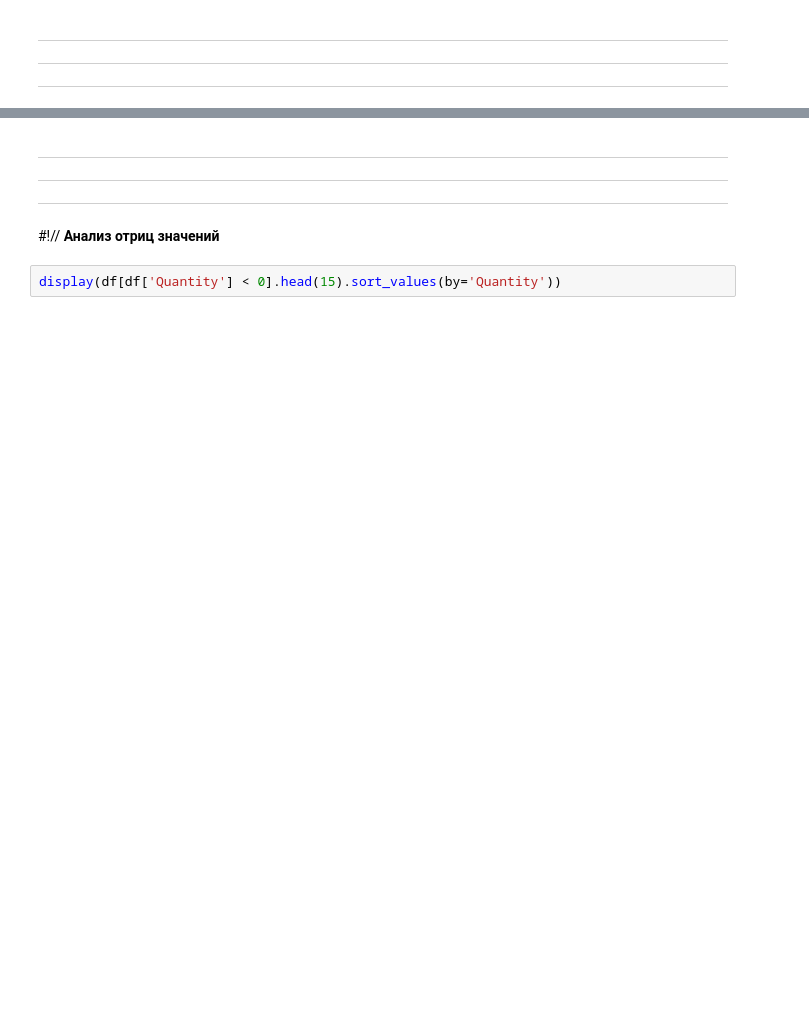
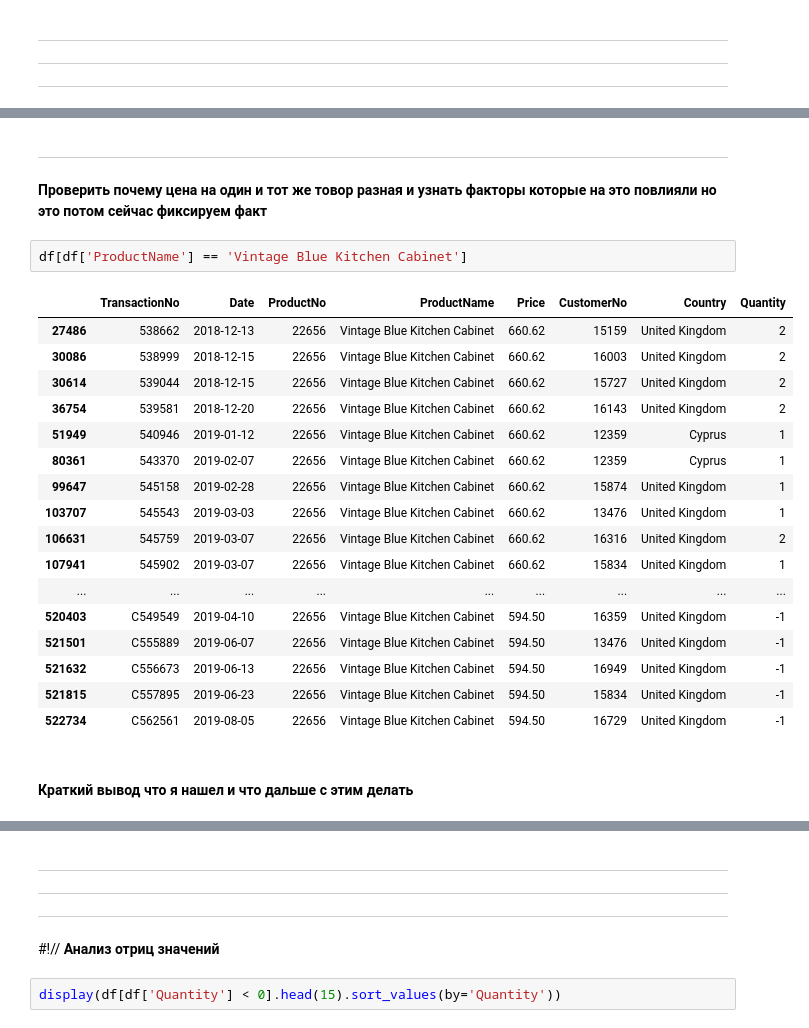
Before and after one commit to dazzens/dazzens, a Jupyter notebook: EDA_проект.ipynb, the cells around one changed output, grey strips where cells are left out. Drawn from its saved outputs; the diff is of its cells as text; blank space fills up the shorter version.

```diff
--- a/EDA_проект.ipynb
+++ b/EDA_проект.ipynb
@@ -660,0 +717,26 @@ print(f'Оставшихся неявных дубликатов: {remaining_dup
+# %% [markdown]
+----
+
+**Проверить почему цена на один и тот же товор разная и узнать факторы которые на это повлияли но это потом сейчас фиксируем факт**
+# %%
+df[df['ProductName'] == 'Vintage Blue Kitchen Cabinet']
+# %% [output]
+|  | TransactionNo | Date | ProductNo | ProductName | Price | CustomerNo | Country | Quantity |
+| 27486 | 538662 | 2018-12-13 | 22656 | Vintage Blue Kitchen Cabinet | 660.62 | 15159 | United Kingdom | 2 |
+| 30086 | 538999 | 2018-12-15 | 22656 | Vintage Blue Kitchen Cabinet | 660.62 | 16003 | United Kingdom | 2 |
+| 30614 | 539044 | 2018-12-15 | 22656 | Vintage Blue Kitchen Cabinet | 660.62 | 15727 | United Kingdom | 2 |
+| 36754 | 539581 | 2018-12-20 | 22656 | Vintage Blue Kitchen Cabinet | 660.62 | 16143 | United Kingdom | 2 |
+| 51949 | 540946 | 2019-01-12 | 22656 | Vintage Blue Kitchen Cabinet | 660.62 | 12359 | Cyprus | 1 |
+| 80361 | 543370 | 2019-02-07 | 22656 | Vintage Blue Kitchen Cabinet | 660.62 | 12359 | Cyprus | 1 |
+| 99647 | 545158 | 2019-02-28 | 22656 | Vintage Blue Kitchen Cabinet | 660.62 | 15874 | United Kingdom | 1 |
+| 103707 | 545543 | 2019-03-03 | 22656 | Vintage Blue Kitchen Cabinet | 660.62 | 13476 | United Kingdom | 1 |
+| 106631 | 545759 | 2019-03-07 | 22656 | Vintage Blue Kitchen Cabinet | 660.62 | 16316 | United Kingdom | 2 |
+| 107941 | 545902 | 2019-03-07 | 22656 | Vintage Blue Kitchen Cabinet | 660.62 | 15834 | United Kingdom | 1 |
+| ... | ... | ... | ... | ... | ... | ... | ... | ... |
+| 520403 | C549549 | 2019-04-10 | 22656 | Vintage Blue Kitchen Cabinet | 594.50 | 16359 | United Kingdom | -1 |
+| 521501 | C555889 | 2019-06-07 | 22656 | Vintage Blue Kitchen Cabinet | 594.50 | 13476 | United Kingdom | -1 |
+| 521632 | C556673 | 2019-06-13 | 22656 | Vintage Blue Kitchen Cabinet | 594.50 | 16949 | United Kingdom | -1 |
+| 521815 | C557895 | 2019-06-23 | 22656 | Vintage Blue Kitchen Cabinet | 594.50 | 15834 | United Kingdom | -1 |
+| 522734 | C562561 | 2019-08-05 | 22656 | Vintage Blue Kitchen Cabinet | 594.50 | 16729 | United Kingdom | -1 |
+# %% [markdown]
+#### **Краткий вывод что я нашел и что дальше с этим делать**
```
Also changed, not shown: parts of 26 cells of this notebook.
